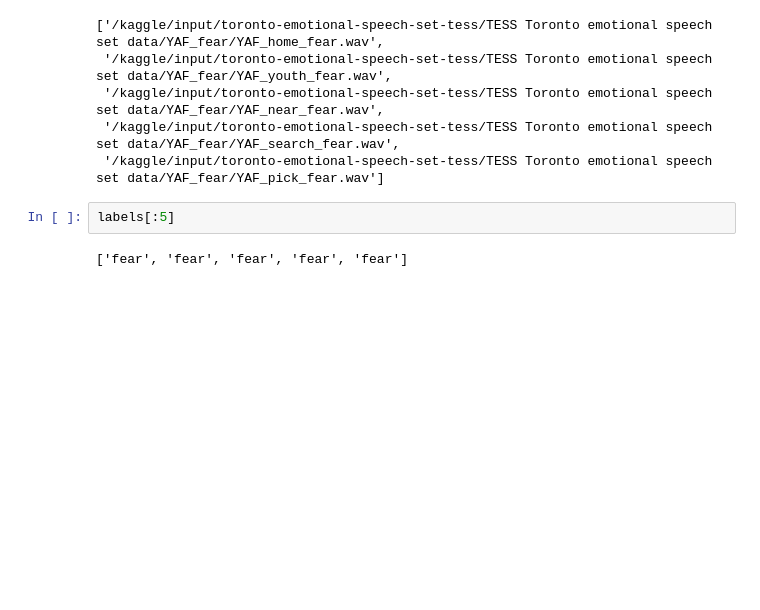
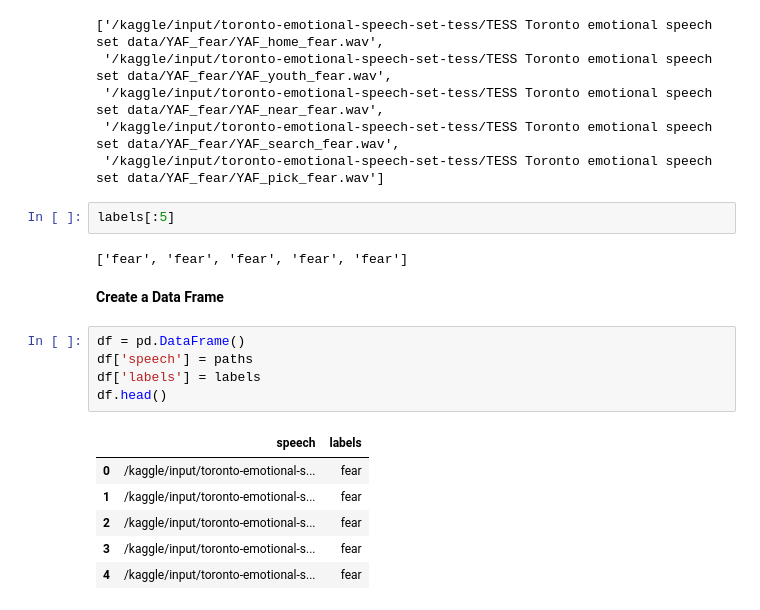
Before and after one commit to Pranit5895/Speech-Emotion-Recognition, a Jupyter notebook: speech-emotion-recognition.ipynb, the cells around one changed output. Cells and saved outputs as stored; diff of their text form; blank space fills up the shorter version.

Commit message:
Creating Data Frames

```diff
--- a/speech-emotion-recognition.ipynb
+++ b/speech-emotion-recognition.ipynb
@@ -73,3 +73,17 @@ paths[:5]
 labels[:5]
 # %% [output]
 ['fear', 'fear', 'fear', 'fear', 'fear']
+# %% [markdown]
+**Create a Data Frame**
+# %%
+df = pd.DataFrame()
+df['speech'] = paths
+df['labels'] = labels
+df.head()
+# %% [output]
+|  | speech | labels |
+| 0 | /kaggle/input/toronto-emotional-s... | fear |
+| 1 | /kaggle/input/toronto-emotional-s... | fear |
+| 2 | /kaggle/input/toronto-emotional-s... | fear |
+| 3 | /kaggle/input/toronto-emotional-s... | fear |
+| 4 | /kaggle/input/toronto-emotional-s... | fear |
```
Also changed, not shown: parts of 1 cell of this notebook.
